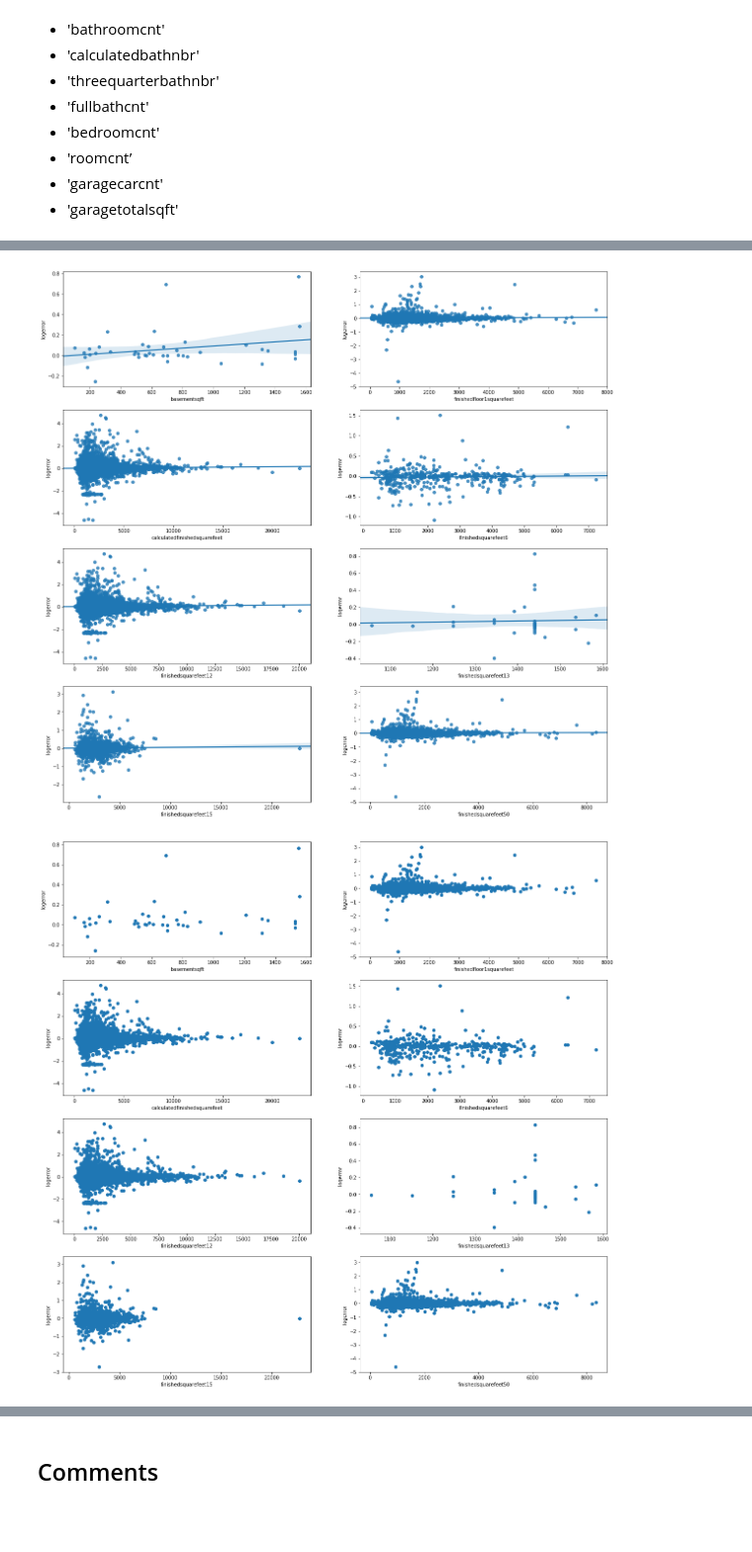
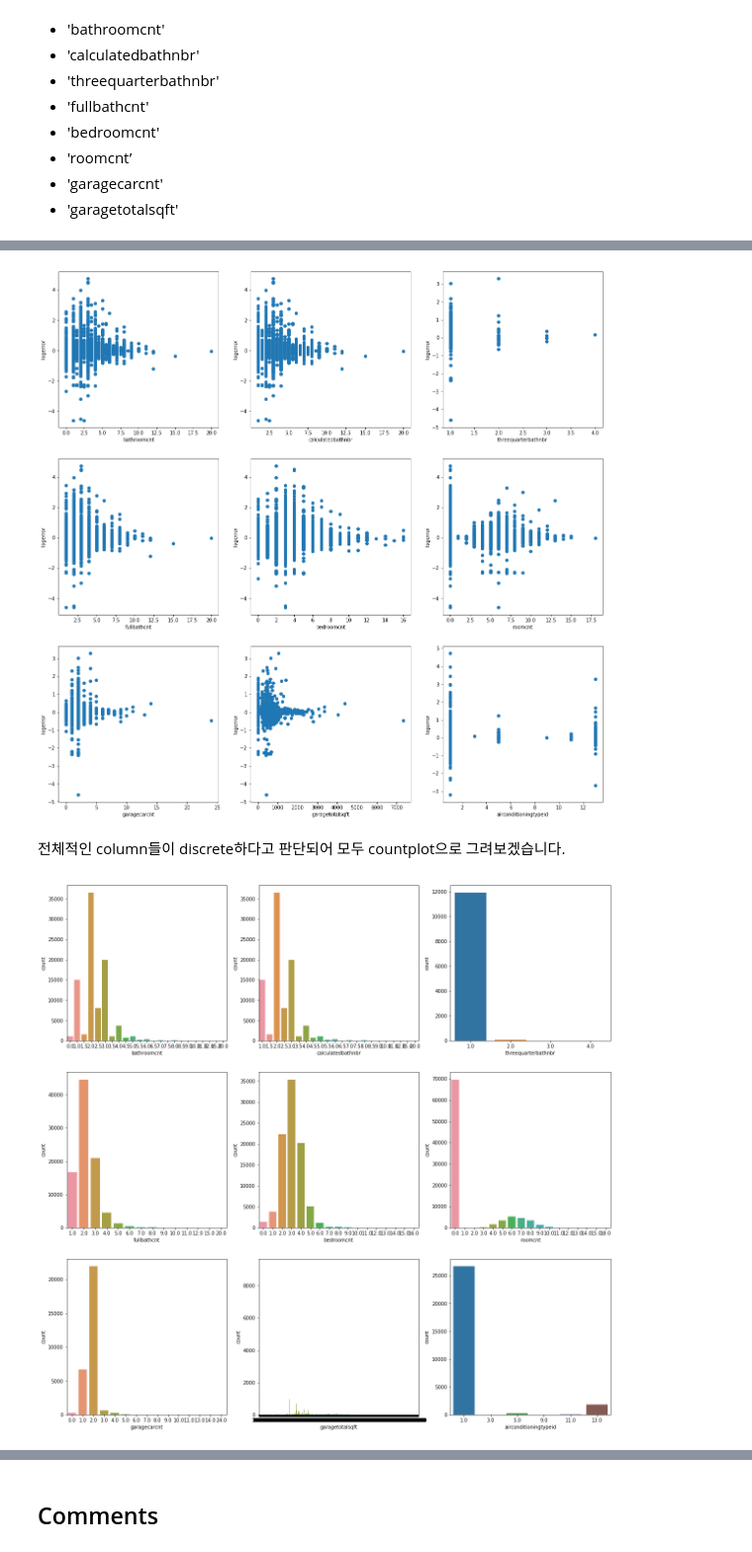
Before and after one commit to hskimim/data-analysis-tutorial, a Jupyter notebook: zillow_prize_estimation/Inner_feature.ipynb, the cells around one changed output, grey strips where cells are left out. Shown at 99% size. Saved outputs shown, nothing was run; the diff lists cells and outputs as text; code cells hidden in the pictures; blank space fills up the shorter version.

```diff
--- a/zillow_prize_estimation/Inner_feature.ipynb
+++ b/zillow_prize_estimation/Inner_feature.ipynb
@@ -59,3 +51,15 @@ inner_feature_col=[
+# %%
+inner_feature_col=[
+  'bathroomcnt',
+'calculatedbathnbr',
+'threequarterbathnbr',
+'fullbathcnt',
+'bedroomcnt',
+    'roomcnt',
+'garagecarcnt',
+'garagetotalsqft',
+'airconditioningtypeid'
+]
 # %%
 inner_df = pd.DataFrame(columns=['name','feature'])
 inner_df.name = inner_feature_col
@@ -93,20 +122,22 @@ Number of outer_feature_col:  8
 # %%
 plt.figure(figsize=(20,20))
 for idx,col in enumerate(inner_feature_col):
-    plt.subplot(4,2,idx+1)
-    sns.regplot(train_df[col],train_df.logerror)
+    plt.subplot(3,3,idx+1)
+    plt.scatter(train_df[col],train_df.logerror)
     plt.xlabel(col)
     plt.ylabel('logerror')
 plt.show()
 # %% [output]
-[figure, old version]
+[figure, new version]
+# %% [markdown]
+전체적인 column들이 discrete하다고 판단되어 모두 countplot으로 그려보겠습니다.
 # %%
 plt.figure(figsize=(20,20))
 for idx,col in enumerate(inner_feature_col):
-    plt.subplot(4,2,idx+1)
-    plt.scatter(train_df[col],train_df.logerror)
+    plt.subplot(3,3,idx+1)
+    sns.countplot(train_df[col],data=train_df)
     plt.xlabel(col)
-    plt.ylabel('logerror')
+    plt.ylabel('count')
 plt.show()
 # %% [output]
-[figure, old version]
+[figure, new version]
```
Also changed, not shown: parts of 14 cells of this notebook, 3 other files.
